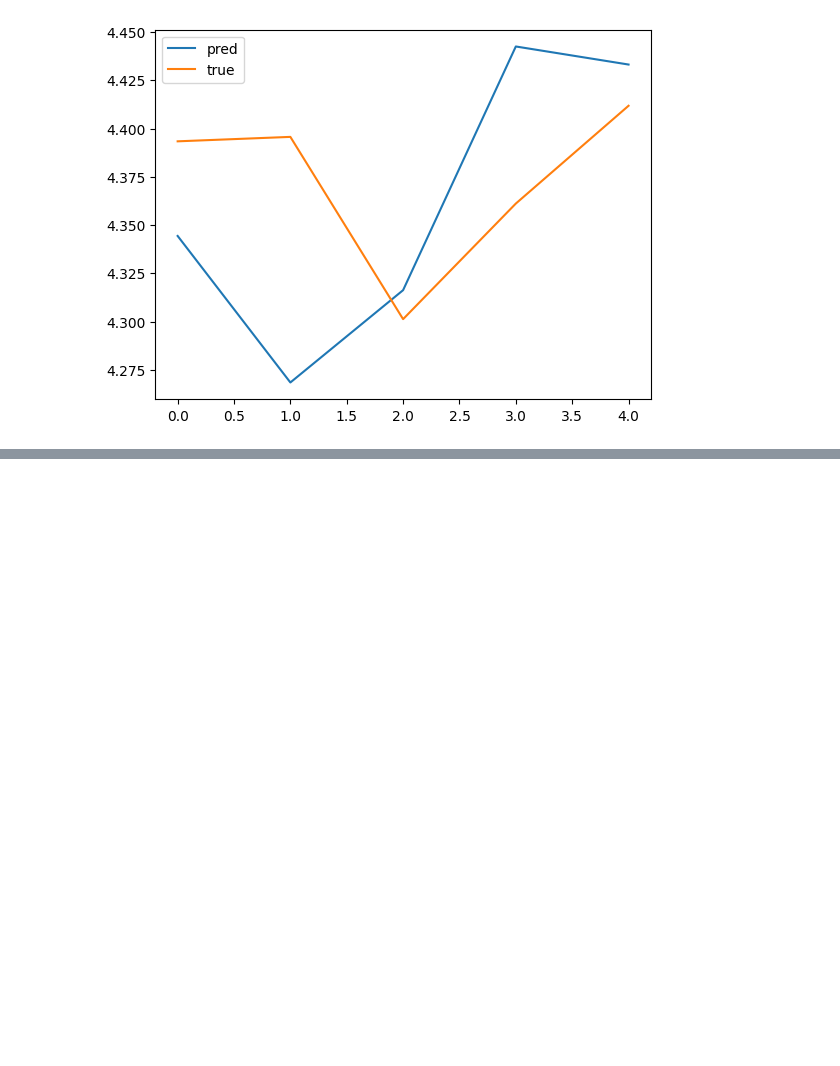
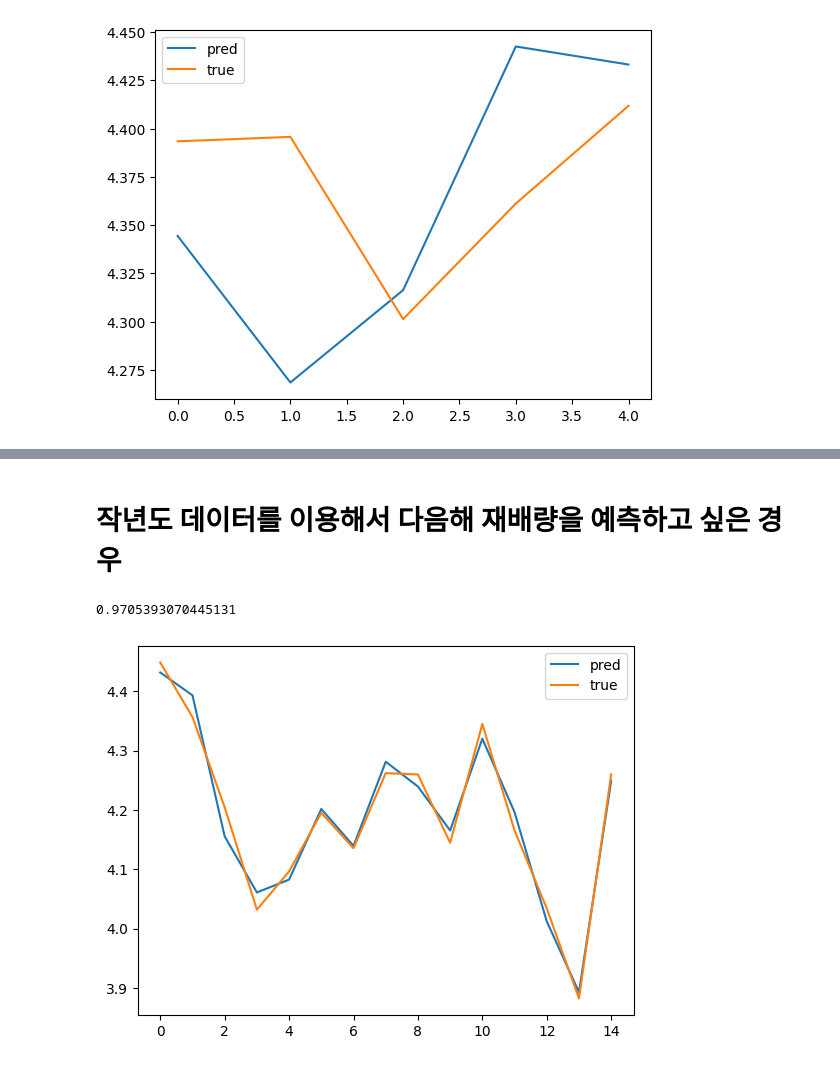
Before and after one commit to tommya98/2023FALL_Assignment, a Jupyter notebook: HW1/HW1_2.ipynb, the cells around one changed output, grey strips where cells are left out. Cells and saved outputs as stored; diff of their text form; code cells hidden in the pictures; blank space fills up the shorter version.

```diff
--- a/HW1/HW1_2.ipynb
+++ b/HW1/HW1_2.ipynb
@@ -97,0 +107,20 @@ plt.show()
+# %% [markdown]
+# 작년도 데이터를 이용해서 다음해 재배량을 예측하고 싶은 경우
+# %%
+x_train_1 = x_train.shift(1).dropna()
+y_train_1 = y_train.drop([15], axis = 0)
+x_test_1 =  x_test.shift(1).dropna()
+y_test_1 = y_test.drop([20], axis = 0)
+
+res2 = LinearRegression()
+res2.fit(x_train_1, y_train_1)
+res2.score(x_train_1, y_train_1)
+# %% [output]
+0.9705393070445131
+# %%
+plt.plot(np.array(res2.predict(x_train_1)),label = "pred")
+plt.plot(np.array(y_train_1),label = "true")
+plt.legend()
+plt.show()
+# %% [output]
+[figure, added]
```
Also changed, not shown: parts of 18 cells of this notebook.
